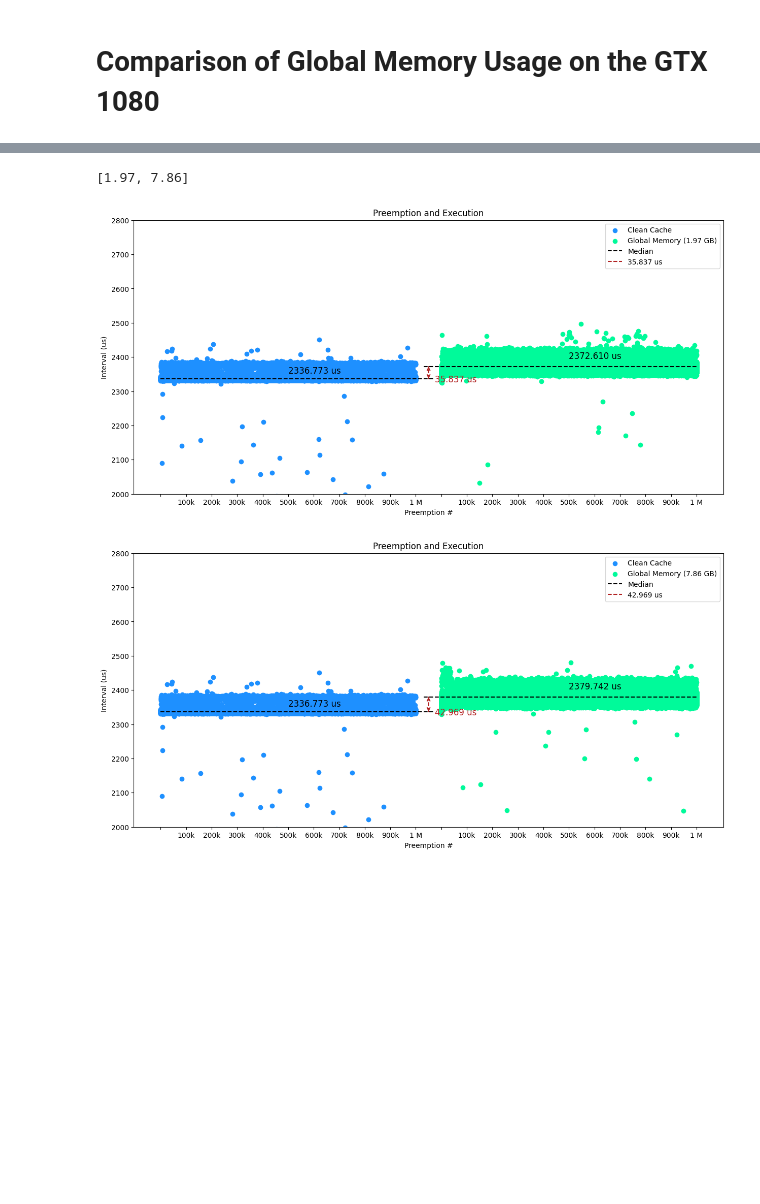
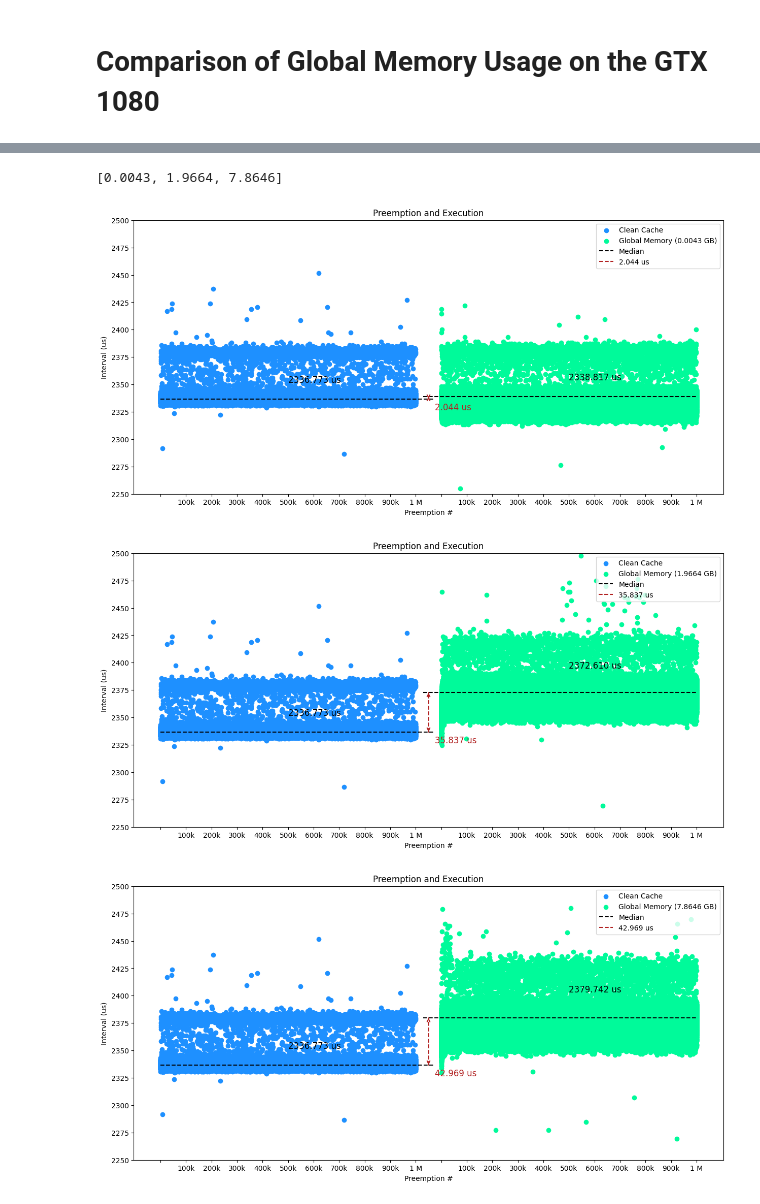
Before and after one commit to alexngUNC/GPU-research, a Jupyter notebook: Preemptions/GTX1080/Analysis/Global.ipynb, the cells around one changed output, grey strips where cells are left out. Drawn from its saved outputs; the diff is of its cells as text; code cells hidden in the pictures; blank space fills up the shorter version.

```diff
--- a/Preemptions/GTX1080/Analysis/Global.ipynb
+++ b/Preemptions/GTX1080/Analysis/Global.ipynb
@@ -78,34 +79,35 @@ NUM_INPUT = 2
 gb_list = [round(
   ((NUM_INPUT * CONCURRENT_THREADS * FLOAT_SIZE) + NUM_RESULT * SHARED_LOOP * CONCURRENT_THREADS * FLOAT_SIZE *
   int(re.search(r'\d+', path).group())) / 1e9,
-  2)
+  4)
   for path in global_paths
 ]
 
 # Verify GB usage
 gb_list
 # %% [output]
-[1.97, 7.86]
+[0.0043, 1.9664, 7.8646]
 # %%
 TIMESLICE_LENGTH = 2000
 
 def plot_ivls(left_ivls, right_ivls, left_label, right_label=None,
               right_label_list=None, dual=False,):
   NUM_SAMPLES = 1000000
   offset = NUM_SAMPLES // 10
   if right_label_list is None:
     right_label_list = [right_label for i in range(len(right_ivls))]
   if dual:
     for i, left, right in enumerate(zip(left_ivls, right_ivls)):
-      plot_side_by_side(noSharedData=left, sharedData=right, NUM_SAMPLES=NUM_SAMPLES, lowerBound=TIMESLICE_LENGTH, upperBound=TIMESLICE_LENGTH+800,
+      plot_side_by_side(noSharedData=left, sharedData=right, NUM_SAMPLES=NUM_SAMPLES, lowerBound=TIMESLICE_LENGTH+250, upperBound=TIMESLICE_LENGTH+500,
                         medianLines=True, offset=offset, firstLabel=left_label, secondLabel=right_label_list[i])
   else:
     for i, ivls in enumerate(right_ivls):
-      plot_side_by_side(noSharedData=left_ivls, sharedData=ivls, NUM_SAMPLES=NUM_SAMPLES, lowerBound=TIMESLICE_LENGTH, upperBound=TIMESLICE_LENGTH+800,
+      plot_side_by_side(noSharedData=left_ivls, sharedData=ivls, NUM_SAMPLES=NUM_SAMPLES, lowerBound=TIMESLICE_LENGTH+250, upperBound=TIMESLICE_LENGTH+500,
                         medianLines=True, offset=offset, firstLabel=left_label, secondLabel=right_label_list[i])
 
 global_label_list = [f"Global Memory ({i} GB)" for i in gb_list]
 plot_ivls(clean_ivls, global_ivls, left_label="Clean Cache", right_label_list=global_label_list)
 # %% [output]
-[figure, old version]
+[figure, new version]
-[figure, old version]
+[figure, new version]
+[figure, added]
```
Also changed, not shown: parts of 1 cell of this notebook.
